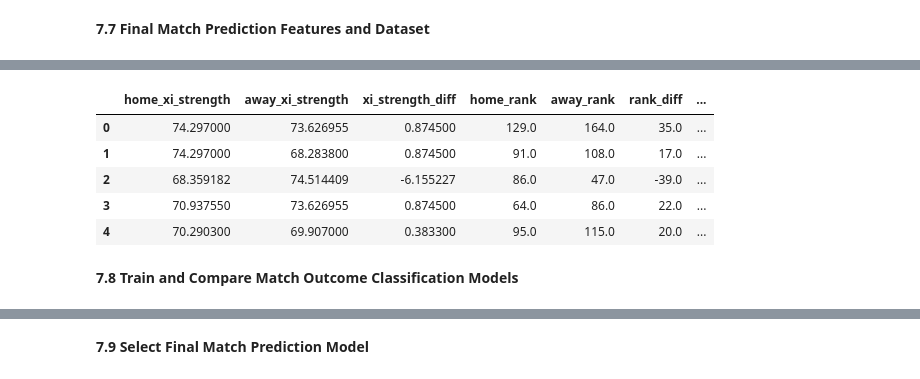
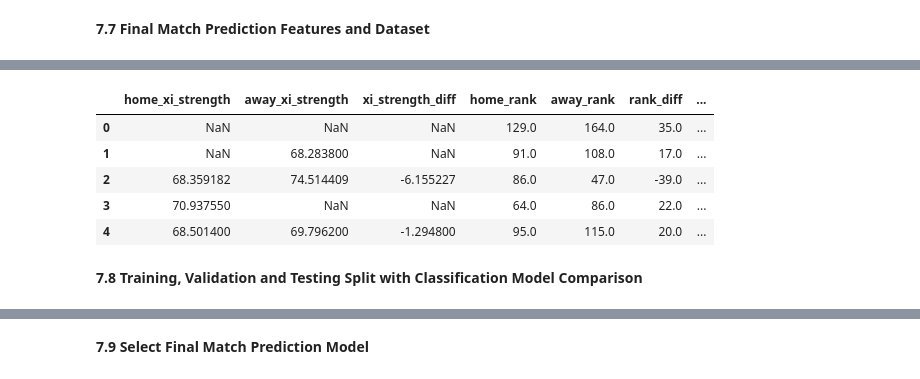
Before and after one commit to joyanddas500/Algorithm-Project, a Jupyter notebook: final-ml-project-by-joy.ipynb, the cells around one changed output, grey strips where cells are left out. Drawn from its saved outputs; the diff is of its cells as text; code cells hidden in the pictures.

```diff
--- a/final-ml-project-by-joy.ipynb
+++ b/final-ml-project-by-joy.ipynb
@@ -2364,8 +3749,10 @@ Missing away ranks: 1430
 # %% [markdown]
 **7.7 Final Match Prediction Features and Dataset**
 # %%
+# Convert neutral venue flag to numeric form
 match_features['neutral_int'] = match_features['neutral'].astype(int)
 
+# Final features for match-outcome classification
 model_features = [
     'home_xi_strength',
     'away_xi_strength',
@@ -2382,11 +3769,23 @@ model_features = [
     'neutral_int'
 ]
 
-match_ml = match_features[model_features + ['match_result', 'date']].copy()
+# Keep features, target and date
+match_ml = match_features[
+    model_features + ['match_result', 'date']
+].copy()
 
-# Fill missing values
-match_ml[model_features] = match_ml[model_features].fillna(match_ml[model_features].median(numeric_only=True))
+# Remove rows without target/date
+match_ml = match_ml.dropna(
+    subset=['match_result', 'date']
+)
 
-print(match_ml.shape)
+# Chronological order is important for football prediction
+match_ml = match_ml.sort_values(
+    'date'
+).reset_index(drop=True)
+
+print("Final match ML dataset shape:", match_ml.shape)
+print("Date range:", match_ml['date'].min(), "to", match_ml['date'].max())
+
 match_ml.head()
 # %% [output]
@@ -2394,8 +3794,8 @@ match_ml.head()
 |  | home_xi_strength | away_xi_strength | xi_strength_diff | home_rank | away_rank | rank_diff | ... |
-| 0 | 74.297000 | 73.626955 | 0.874500 | 129.0 | 164.0 | 35.0 | ... |
-| 1 | 74.297000 | 68.283800 | 0.874500 | 91.0 | 108.0 | 17.0 | ... |
+| 0 | NaN | NaN | NaN | 129.0 | 164.0 | 35.0 | ... |
+| 1 | NaN | 68.283800 | NaN | 91.0 | 108.0 | 17.0 | ... |
 | 2 | 68.359182 | 74.514409 | -6.155227 | 86.0 | 47.0 | -39.0 | ... |
-| 3 | 70.937550 | 73.626955 | 0.874500 | 64.0 | 86.0 | 22.0 | ... |
-| 4 | 70.290300 | 69.907000 | 0.383300 | 95.0 | 115.0 | 20.0 | ... |
+| 3 | 70.937550 | NaN | NaN | 64.0 | 86.0 | 22.0 | ... |
+| 4 | 68.501400 | 69.796200 | -1.294800 | 95.0 | 115.0 | 20.0 | ... |
 # %% [markdown]
-**7.8 Train and Compare Match Outcome Classification Models**
+**7.8 Training, Validation and Testing Split with Classification Model Comparison**
```
Also changed, not shown: parts of 60 cells of this notebook.
